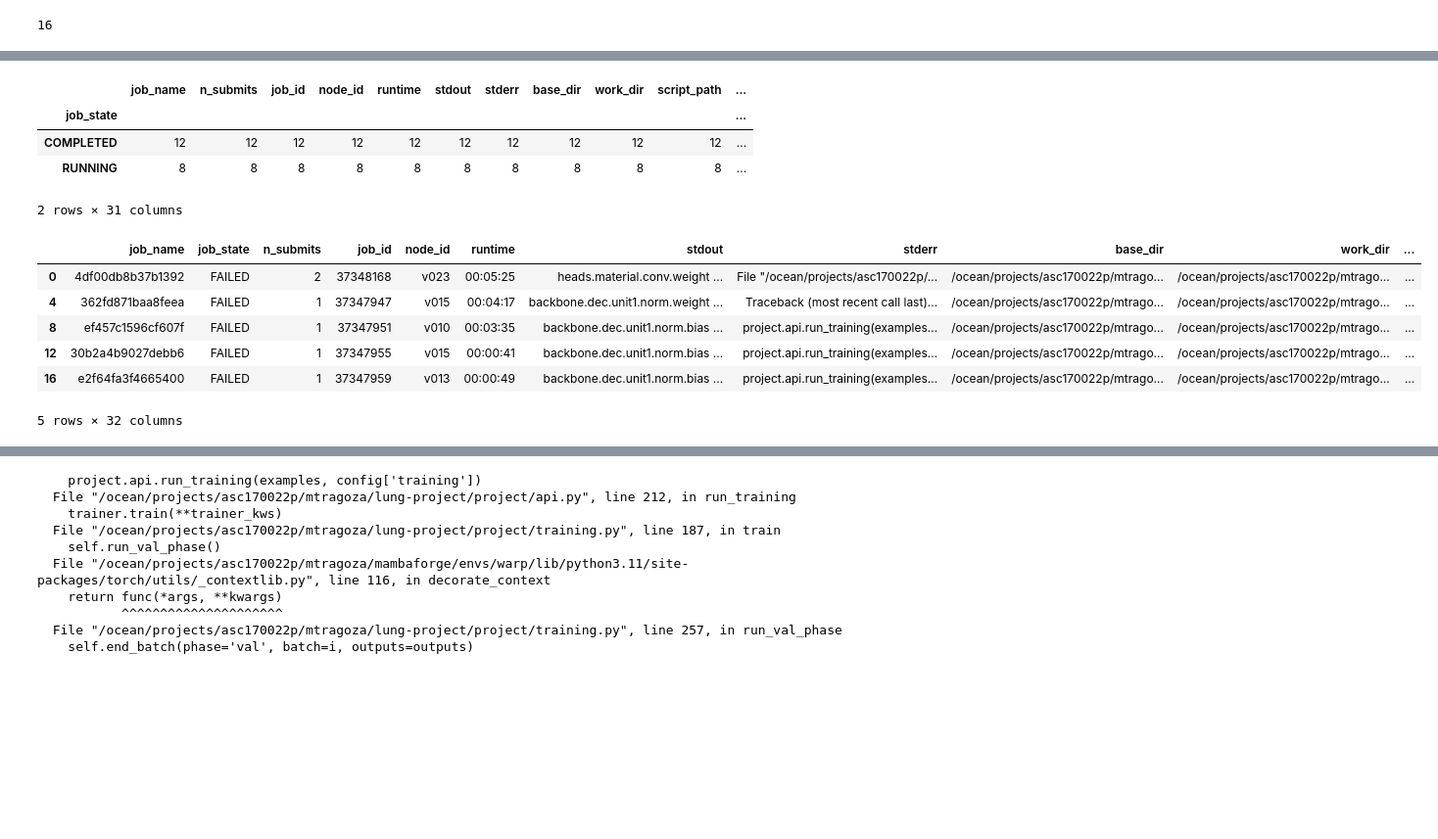
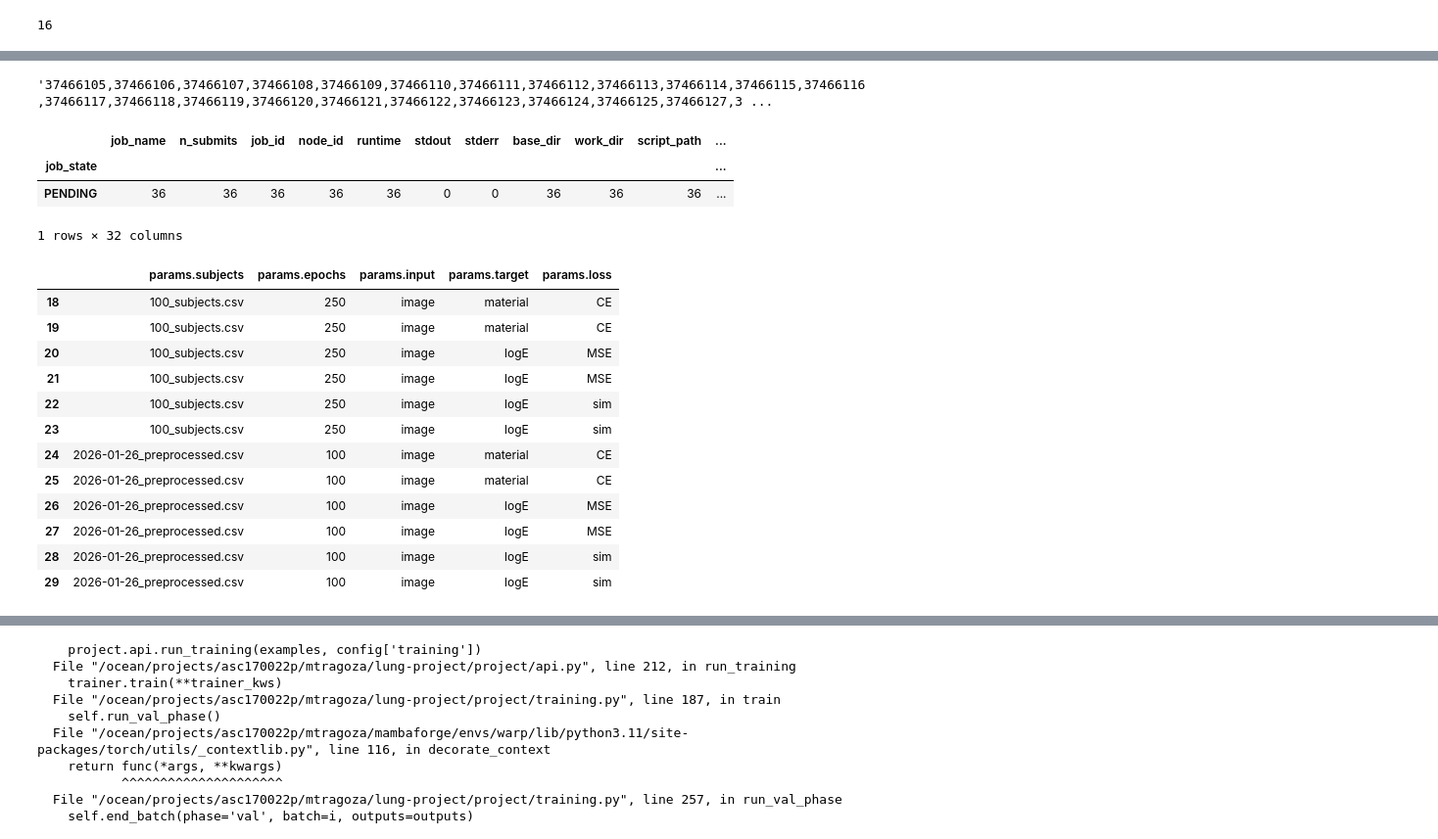
Before and after one commit to mattragoza/lung-project, a Jupyter notebook: notebooks/shapenet/32-training-experiment-new.ipynb, the cells around one changed output, grey strips where cells are left out. Shown at 98% size. Drawn from its saved outputs; the diff is of its cells as text; code cells hidden in the pictures; blank space fills up the shorter version.

Commit message:
RGB training experiment

```diff
--- a/notebooks/shapenet/32-training-experiment-new.ipynb
+++ b/notebooks/shapenet/32-training-experiment-new.ipynb
@@ -228,7 +225,9 @@ len(grid) # 16
 16
 # %%
 #base_dir = '2026-02-02_train' # new config file: batch size 2, input normalization + output heads, segmentation, model arch
-base_dir = '2026-02-04_train' # task spec- segmentation and other tasks, compare dataset size. lr 1e-3, batch size 1.
+#base_dir = '2026-02-04_train' # task spec- segmentation and other tasks, compare dataset size. lr 1e-3, batch size 1.
+#base_dir = '2026-02-05_train' # same tasks + data sizes, try noise less variant + augmentation, eval on train.
+base_dir = '2026-02-10_train' # RGB image generation variants
 
 template = '''\
 #!/bin/bash
@@ -249,6 +248,7 @@ mamba activate /ocean/projects/asc170022p/mtragoza/mambaforge/envs/warp
 python $LP/train.py {config} \\
     --set dataset.examples.subjects=/ocean/projects/asc170022p/mtragoza/lung-project/notebooks/shapenet/{subjects} \\
     --set dataset.examples.variant={variant} \\
+    --set dataset.selectors.input_image={image} \\
     --set training.task.inputs=[{input}] \\
     --set training.task.targets=[{target}] \\
     --set training.task.losses={{}} \\
@@ -266,29 +266,28 @@ base = dict(
     variant='2026-01-15'
 )
 datas = [
-    ('one_subject.csv', 1000), # 1k steps
-    ('two_subjects.csv', 500), # 1k steps
     ('ten_subjects.csv', 500), # 5k steps
     ('100_subjects.csv', 250), # 25k steps
     ('2026-01-26_preprocessed.csv', 100) # ~60k steps
 ]
 tasks = [
     ('image', 'material', 'CE'),
-    ('material', 'logE', 'MSE'),
     ('image', 'logE', 'MSE'),
     ('image', 'logE', 'sim'),
 ]
 grid = []
-for data in datas:
-    for task in tasks:
-        p = base.copy()
-        p['subjects'] = data[0]
-        p['epochs'] = data[1]
-        p['input']  = task[0]
-        p['target'] = task[1]
-        p['loss']   = task[2]
-        print(p)
-        grid.append(p)
+for task in tasks:
+    for data in datas:
+        for image in ['min_max-0', 'mean_std-0', 'min_max-1', 'mean_std-1']:
+            p = base.copy()
+            p['image']    = image
+            p['subjects'] = data[0]
+            p['epochs']   = data[1]
+            p['input']    = task[0]
+            p['target']   = task[1]
+            p['loss']     = task[2]
+            print(p)
+            grid.append(p)
 
 len(grid)
 # %% [output]
@@ -316,7 +312,7 @@ len(grid)
 # %%
 %autoreload
 try:
-    jobs = ps.setup(base_dir, template, name_format, grid, overwrite=False)
+    jobs = ps.setup(base_dir, template, name_format, grid, overwrite=True)
 except OSError:
     jobs = ps.load(base_dir)
 
@@ -343,3 +339,7 @@ jobs
+# %%
+','.join(jobs.job_id)
+# %% [output]
+'37466105,37466106,37466107,37466108,37466109,37466110,37466111,37466112,37466113,37466114,37466115,37466116,37466117,37466118,37466119,37466120,37466121,37466122,37466123,37466124,37466125,37466127,3 ...
 # %%
 %autoreload
 jobs = ps.recover(jobs)
@@ -350,18 +350,23 @@ jobs.groupby(['job_state']).count()
 # %% [output]
 |  | job_name | n_submits | job_id | node_id | runtime | stdout | stderr | base_dir | work_dir | script_path | ... |
 | job_state |  |  |  |  |  |  |  |  |  |  | ... |
-| COMPLETED | 12 | 12 | 12 | 12 | 12 | 12 | 12 | 12 | 12 | 12 | ... |
-| RUNNING | 8 | 8 | 8 | 8 | 8 | 8 | 8 | 8 | 8 | 8 | ... |
+| PENDING | 36 | 36 | 36 | 36 | 36 | 0 | 0 | 36 | 36 | 36 | ... |
-2 rows × 31 columns
+1 rows × 32 columns
 # %%
-query_jobs = jobs[jobs.job_state == 'FAILED']
-query_jobs
+query_jobs = jobs[jobs.job_state == 'RUNNING']
+query_jobs[param_cols]
 # %% [output]
-|  | job_name | job_state | n_submits | job_id | node_id | runtime | stdout | stderr | base_dir | work_dir | ... |
-| 0 | 4df00db8b37b1392 | FAILED | 2 | 37348168 | v023 | 00:05:25 | heads.material.conv.weight ... | File "/ocean/projects/asc170022p/... | /ocean/projects/asc170022p/mtrago... | /ocean/projects/asc170022p/mtrago... | ... |
-| 4 | 362fd871baa8feea | FAILED | 1 | 37347947 | v015 | 00:04:17 | backbone.dec.unit1.norm.weight ... | Traceback (most recent call last)... | /ocean/projects/asc170022p/mtrago... | /ocean/projects/asc170022p/mtrago... | ... |
-| 8 | ef457c1596cf607f | FAILED | 1 | 37347951 | v010 | 00:03:35 | backbone.dec.unit1.norm.bias ... | project.api.run_training(examples... | /ocean/projects/asc170022p/mtrago... | /ocean/projects/asc170022p/mtrago... | ... |
-| 12 | 30b2a4b9027debb6 | FAILED | 1 | 37347955 | v015 | 00:00:41 | backbone.dec.unit1.norm.bias ... | project.api.run_training(examples... | /ocean/projects/asc170022p/mtrago... | /ocean/projects/asc170022p/mtrago... | ... |
-| 16 | e2f64fa3f4665400 | FAILED | 1 | 37347959 | v013 | 00:00:49 | backbone.dec.unit1.norm.bias ... | project.api.run_training(examples... | /ocean/projects/asc170022p/mtrago... | /ocean/projects/asc170022p/mtrago... | ... |
+|  | params.subjects | params.epochs | params.input | params.target | params.loss |
+| 18 | 100_subjects.csv | 250 | image | material | CE |
+| 19 | 100_subjects.csv | 250 | image | material | CE |
+| 20 | 100_subjects.csv | 250 | image | logE | MSE |
+| 21 | 100_subjects.csv | 250 | image | logE | MSE |
+| 22 | 100_subjects.csv | 250 | image | logE | sim |
+| 23 | 100_subjects.csv | 250 | image | logE | sim |
+| 24 | 2026-01-26_preprocessed.csv | 100 | image | material | CE |
+| 25 | 2026-01-26_preprocessed.csv | 100 | image | material | CE |
+| 26 | 2026-01-26_preprocessed.csv | 100 | image | logE | MSE |
+| 27 | 2026-01-26_preprocessed.csv | 100 | image | logE | MSE |
+| 28 | 2026-01-26_preprocessed.csv | 100 | image | logE | sim |
+| 29 | 2026-01-26_preprocessed.csv | 100 | image | logE | sim |
-5 rows × 32 columns
 # %%
```
Also changed, not shown: parts of 18 cells of this notebook, 2 other files.
